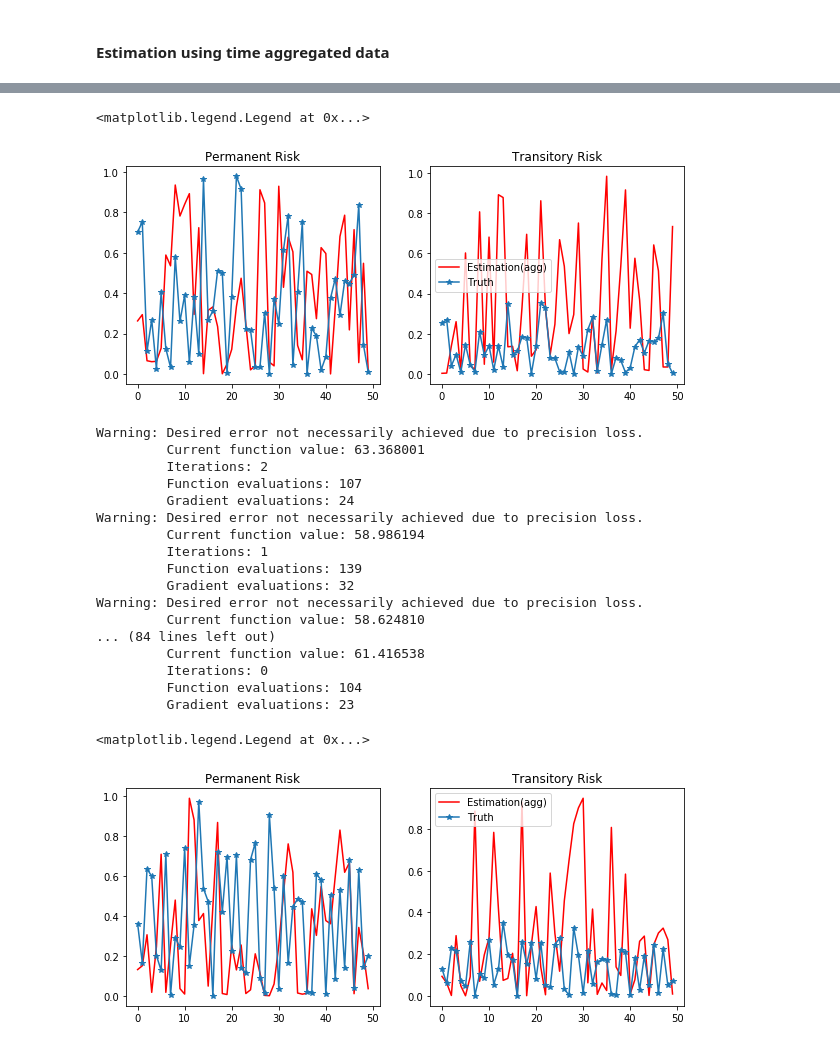
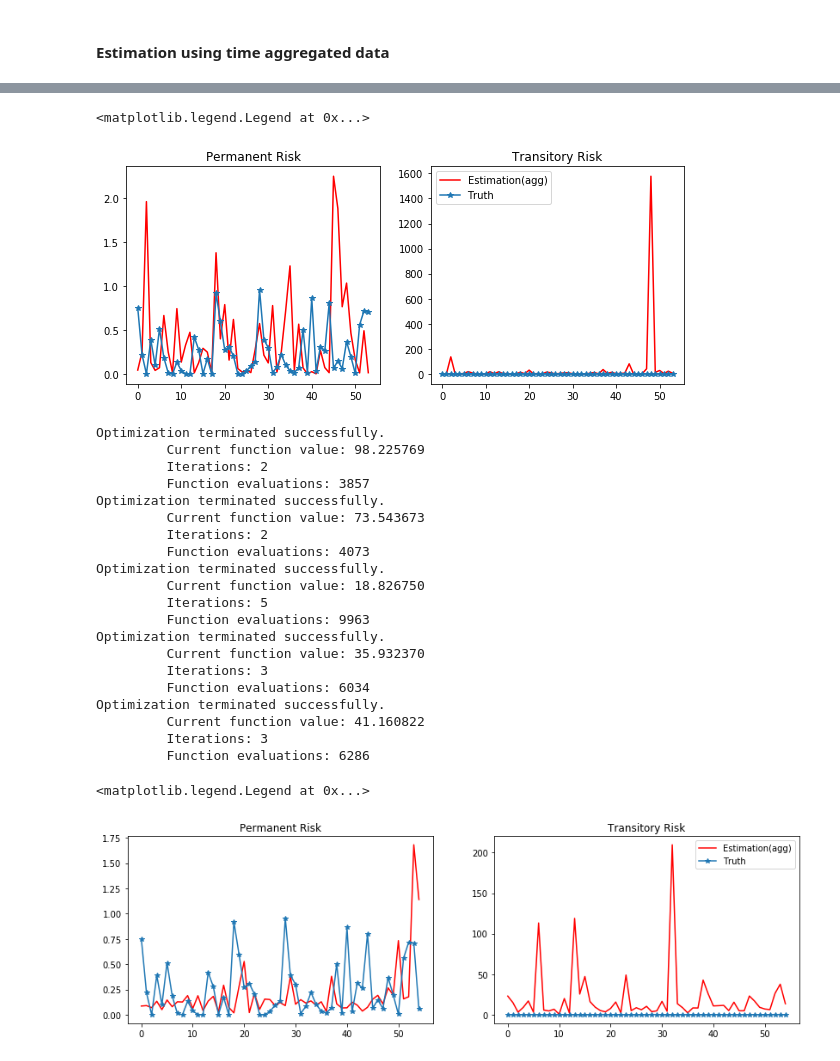
Before and after one commit to iworld1991/IncExpProject, a Jupyter notebook: WorkingFolder/PythonCode/IncomeRisksEst.ipynb, the cells around one changed output, grey strips where cells are left out. Cells and saved outputs as stored; diff of their text form; code cells hidden in the pictures.

Commit message:
Now estimation can be also done for time aggreagted data. But with poor performance. Maybe necessary to try computed moments still.

```diff
--- a/WorkingFolder/PythonCode/IncomeRisksEst.ipynb
+++ b/WorkingFolder/PythonCode/IncomeRisksEst.ipynb
@@ -235,6 +232,12 @@ moms_agg_fake = dt_fake.TimeAggregate()
 moms_agg_dct_fake = dt_fake.SimulateMomentsAgg()
 # %%
 ## estimation
+para_guess_this3 = para_guess_this*0.5
 dt_est.GetDataMomentsAgg(moms_agg_dct_fake)
-para_est_agg = dt_est.EstimateParaAgg()
+dt_est.n_periods = 12
+para_est_agg = dt_est.EstimateParaAgg(method ='Powell',
+                                      para_guess = para_guess_this3,
+                                      options={'disp':True,
+                                              'ftol': 0.000000001}
+                                     )
 # %% [output]
@@ -250,61 +252,68 @@ fig = plt.figure(figsize=([10,4]))
 
 plt.subplot(1,2,1)
 plt.title('Permanent Risk')
-plt.plot(dt_est.para_est_agg[1][0].T**2,'r-',label='Estimation(agg)')
-plt.plot(dt_fake.sigmas[0]**2,'-*',label='Truth')
+plt.plot(dt_est.para_est_agg[1][0][11:-1].T**2,'r-',label='Estimation(agg)')
+plt.plot(dt_fake.sigmas[0][11:-1]**2,'-*',label='Truth')
 
 plt.subplot(1,2,2)
 plt.title('Transitory Risk')
-plt.plot(dt_est.para_est_agg[1][1].T**2,'r-',label='Estimation(agg)')
-plt.plot(dt_fake.sigmas[1]**2,'-*',label='Truth')
+plt.plot(dt_est.para_est_agg[1][1][11:-1].T**2,'r-',label='Estimation(agg)')
+plt.plot(dt_fake.sigmas[1][11:-1]**2,'-*',label='Truth')
 plt.legend(loc=0)
 # %% [output]
 <matplotlib.legend.Legend at 0x...>
-[figure, old version]
+[figure, new version]
 # %%
 ### reapeating the estimation for many times
 
-n_loop = 20
+n_loop = 5
 
 para_est_sum_agg = (np.array([0]),np.zeros([2,50]))
 for i in range(n_loop):
-    para_est_this_time = abs(dt_est.EstimateParaAgg(method='CG'))
+    para_est_this_time = dt_est.EstimateParaAgg(method ='Powell',
+                                      para_guess = para_guess_this3,
+                                      options={'disp':True,
+                                              'ftol': 0.000000001})
     para_est_sum_agg = para_est_sum_agg + para_est_this_time
-
-para_est_av_agg = para_est_sum_agg/n_loop
 # %% [output]
-Warning: Desired error not necessarily achieved due to precision loss.
-         Current function value: 63.368001
+Optimization terminated successfully.
+         Current function value: 98.225769
          Iterations: 2
-         Function evaluations: 107
-         Gradient evaluations: 24
-Warning: Desired error not necessarily achieved due to precision loss.
-         Current function value: 58.986194
-         Iterations: 1
-         Function evaluations: 139
-         Gradient evaluations: 32
-Warning: Desired error not necessarily achieved due to precision loss.
-         Current function value: 58.624810
-... (84 lines left out)
-         Current function value: 61.416538
-         Iterations: 0
-         Function evaluations: 104
-         Gradient evaluations: 23
+         Function evaluations: 3857
+Optimization terminated successfully.
+         Current function value: 73.543673
+         Iterations: 2
+         Function evaluations: 4073
+Optimization terminated successfully.
+         Current function value: 18.826750
+         Iterations: 5
+         Function evaluations: 9963
+Optimization terminated successfully.
+         Current function value: 35.932370
+         Iterations: 3
+         Function evaluations: 6034
+Optimization terminated successfully.
+         Current function value: 41.160822
+         Iterations: 3
+         Function evaluations: 6286
+# %%
+para_est_av_agg = sum([abs(para_est_sum_agg[2*i+1]) for i in range(1,n_loop+1)] )/n_loop
 # %%
 ## check the estimation and true parameters
 
-fig = plt.figure(figsize=([10,4]))
+fig = plt.figure(figsize=([14,4]))
+
 
 plt.subplot(1,2,1)
 plt.title('Permanent Risk')
-plt.plot(para_est_av_agg[1][0].T**2,'r-',label='Estimation(agg)')
-plt.plot(dt_fake.sigmas[0]**2,'-*',label='Truth')
+plt.plot(para_est_av_agg[0][11:].T**2,'r-',label='Estimation(agg)')
+plt.plot(dt_fake.sigmas[0][11:]**2,'-*',label='Truth')
 
 plt.subplot(1,2,2)
 plt.title('Transitory Risk')
-plt.plot(para_est_av_agg[1][1].T**2,'r-',label='Estimation(agg)')
-plt.plot(dt_fake.sigmas[1]**2,'-*',label='Truth')
+plt.plot(para_est_av_agg[1][11:].T**2,'r-',label='Estimation(agg)')
+plt.plot(dt_fake.sigmas[1][11:]**2,'-*',label='Truth')
 plt.legend(loc=0)
 # %% [output]
 <matplotlib.legend.Legend at 0x...>
-[figure, old version]
+[figure, new version]
```
Also changed, not shown: parts of 7 cells of this notebook, 2 other files.
